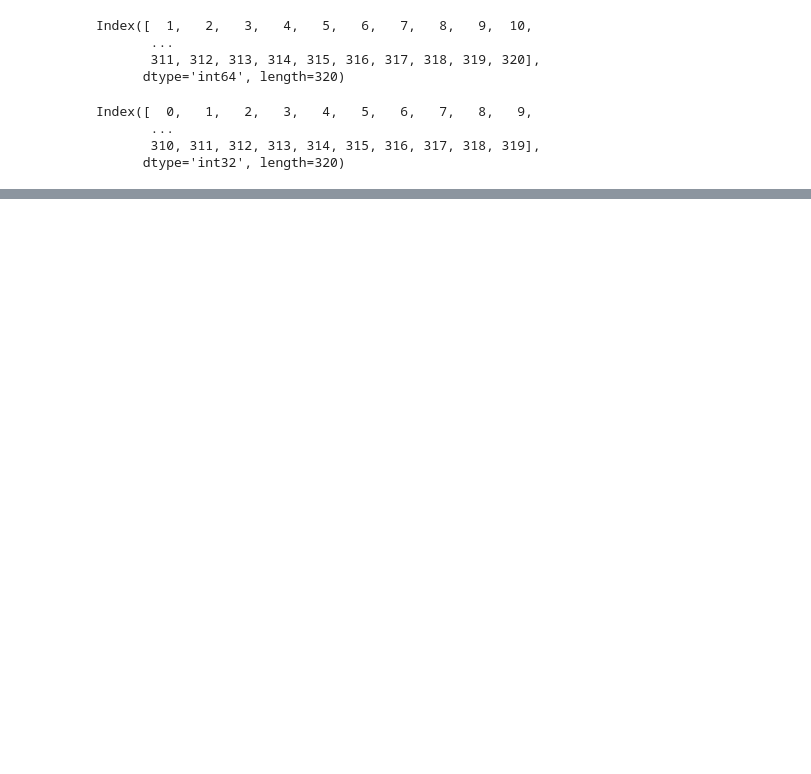
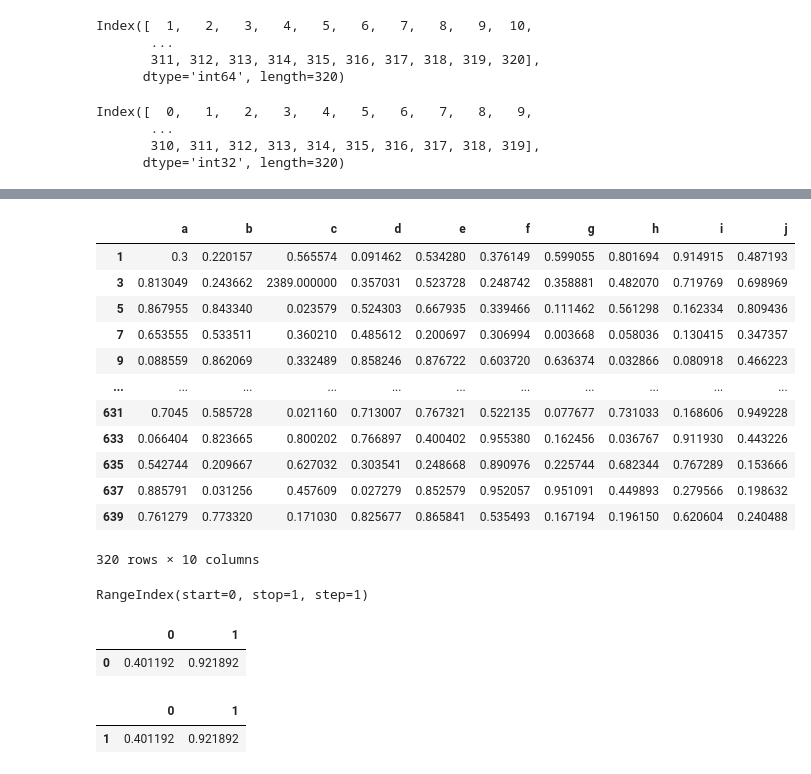
Before and after one commit to Swayam-Ghimire/pandas, a Jupyter notebook: Pandas.ipynb, the cells around one changed output, grey strips where cells are left out. Drawn from its saved outputs; the diff is of its cells as text; code cells hidden in the pictures; blank space fills up the shorter version.

```diff
--- a/Pandas.ipynb
+++ b/Pandas.ipynb
@@ -690,0 +776,18 @@ newdf1.loc[0,1]
+# %%
+newdf2.index = list(range(1,641,2))
+# %%
+newdf2
+# %% [output]
+|  | a | b | c | d | e | f | g | h | i | j |
+| 1 | 0.3 | 0.220157 | 0.565574 | 0.091462 | 0.534280 | 0.376149 | 0.599055 | 0.801694 | 0.914915 | 0.487193 |
+| 3 | 0.813049 | 0.243662 | 2389.000000 | 0.357031 | 0.523728 | 0.248742 | 0.358881 | 0.482070 | 0.719769 | 0.698969 |
+| 5 | 0.867955 | 0.843340 | 0.023579 | 0.524303 | 0.667935 | 0.339466 | 0.111462 | 0.561298 | 0.162334 | 0.809436 |
+| 7 | 0.653555 | 0.533511 | 0.360210 | 0.485612 | 0.200697 | 0.306994 | 0.003668 | 0.058036 | 0.130415 | 0.347357 |
+| 9 | 0.088559 | 0.862069 | 0.332489 | 0.858246 | 0.876722 | 0.603720 | 0.636374 | 0.032866 | 0.080918 | 0.466223 |
+| ... | ... | ... | ... | ... | ... | ... | ... | ... | ... | ... |
+| 631 | 0.7045 | 0.585728 | 0.021160 | 0.713007 | 0.767321 | 0.522135 | 0.077677 | 0.731033 | 0.168606 | 0.949228 |
+| 633 | 0.066404 | 0.823665 | 0.800202 | 0.766897 | 0.400402 | 0.955380 | 0.162456 | 0.036767 | 0.911930 | 0.443226 |
+| 635 | 0.542744 | 0.209667 | 0.627032 | 0.303541 | 0.248668 | 0.890976 | 0.225744 | 0.682344 | 0.767289 | 0.153666 |
+| 637 | 0.885791 | 0.031256 | 0.457609 | 0.027279 | 0.852579 | 0.952057 | 0.951091 | 0.449893 | 0.279566 | 0.198632 |
+| 639 | 0.761279 | 0.773320 | 0.171030 | 0.825677 | 0.865841 | 0.535493 | 0.167194 | 0.196150 | 0.620604 | 0.240488 |
+320 rows × 10 columns
@@ -690,0 +796,9 @@ newdf1.loc[0,1]
+# %%
+newdf4.index
+# %% [output]
+RangeIndex(start=0, stop=1, step=1)
+# %%
+newdf4
+# %% [output]
+|  | 0 | 1 |
+| 0 | 0.401192 | 0.921892 |
@@ -690,0 +807,5 @@ newdf1.loc[0,1]
+# %%
+newdf4
+# %% [output]
+|  | 0 | 1 |
+| 1 | 0.401192 | 0.921892 |
```
Also changed, not shown: parts of 44 cells of this notebook, 1 other file.
